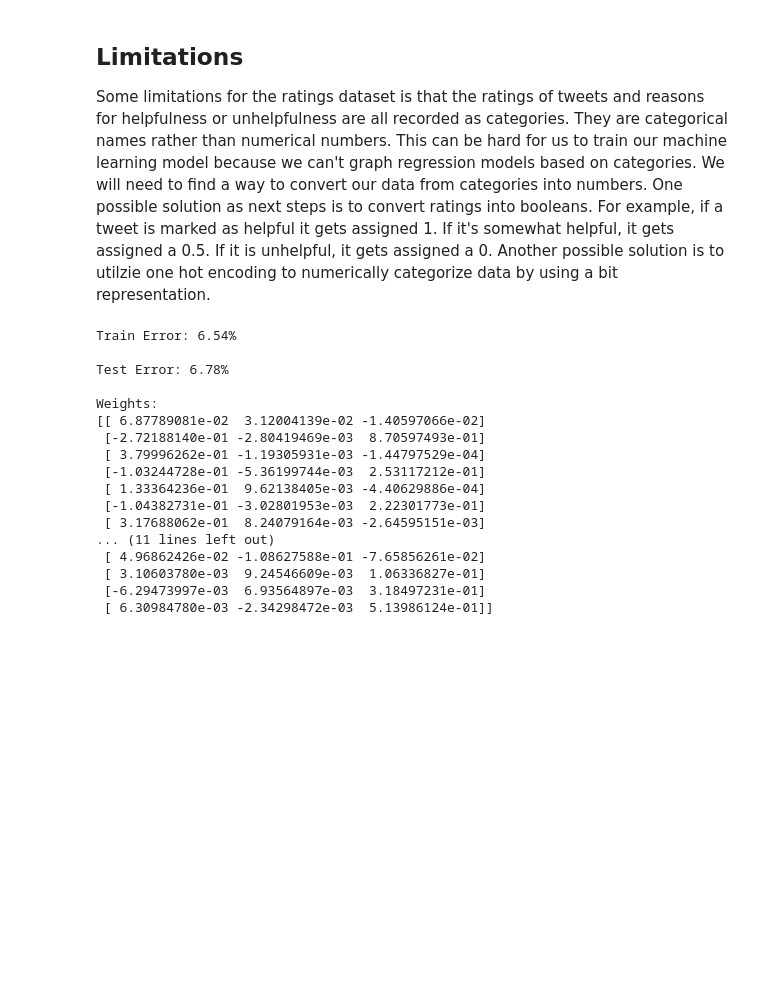
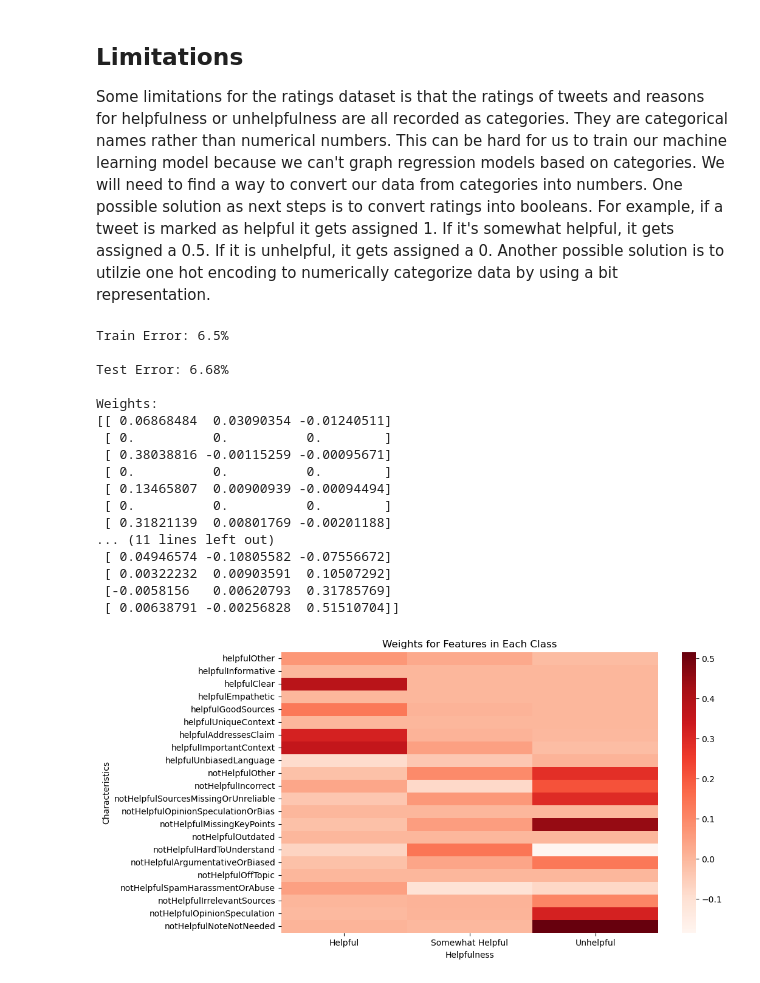
Before and after one commit to daphnehe/info498, a Jupyter notebook: ratings.ipynb, the cells around one changed output. Drawn from its saved outputs; the diff is of its cells as text; code cells hidden in the pictures; blank space fills up the shorter version.

```diff
--- a/ratings.ipynb
+++ b/ratings.ipynb
@@ -95,6 +98,7 @@ import numpy as np
 notes_df = pd.read_csv('data/notes.csv')
 ratings_df = pd.read_csv('data/ratings.csv')
 merged_df = pd.merge(notes_df, ratings_df, on='noteId', how='inner')
+merged_df = merged_df.dropna(subset=['helpfulnessLevel'])
 
 """ This function takes a dataframe and one hot encodes the helpfulness of a note into a binary format.
     Each helpfulness rating is converted into a vector of zeros, with exception of i^th element which is 1.
@@ -153,8 +157,8 @@ def predict(x: np.ndarray, w: np.ndarray) -> np.ndarray:
 # Extract training set and testing set
 train = merged_df.iloc[:10500, :]
 test = merged_df.iloc[10501:, :]
-extract_train = train.iloc[:, 31 : 53]
-extract_test = test.iloc[:, 31 : 53]
+extract_train = train.iloc[ : , 31 : 53]
+extract_test = test.iloc[ : , 31 : 53]
 
 # Convert training set and testing set into np arrays
 x_train = extract_train.values
@@ -182,43 +186,58 @@ for p in range(len(y_test)):
 
 # Find number of mismatch for train data
 count = 0
 for k in range(len(y_train_true)):
     if y_train_true[k] != y_train_pred[k]:
         count += 1
 
 number_train = (count / len(y_train_true)) * 100
 error_percent_train = round(number_train, 2)
 print('Train Error: ' + str(error_percent_train) + '%')
 
 # Find number of mismatch for test data
 count1 = 0
 for l in range(len(y_test_true)):
     if y_test_true[l] != y_test_pred[l]:
         count1 += 1
 
 number_test = (count1 / len(y_test_true)) * 100
 error_percent_test = round(number_test, 2)
 print()
 print('Test Error: ' + str(error_percent_test) + '%')
 
 print()
 print('Weights:')
 print(w_hat)
+
+classes = ['Helpful', 'Somewhat Helpful', 'Unhelpful']
+features = ['helpfulOther', 'helpfulInformative', 'helpfulClear', 'helpfulEmpathetic', 'helpfulGoodSources',
+            'helpfulUniqueContext', 'helpfulAddressesClaim', 'helpfulImportantContext', 'helpfulUnbiasedLanguage',
+            'notHelpfulOther', 'notHelpfulIncorrect', 'notHelpfulSourcesMissingOrUnreliable', 'notHelpfulOpinionSpeculationOrBias',
+            'notHelpfulMissingKeyPoints', 'notHelpfulOutdated', 'notHelpfulHardToUnderstand', 'notHelpfulArgumentativeOrBiased',
+            'notHelpfulOffTopic', 'notHelpfulSpamHarassmentOrAbuse', 'notHelpfulIrrelevantSources', 'notHelpfulOpinionSpeculation',
+            'notHelpfulNoteNotNeeded']
+plt.figure(figsize=(10, 6))
+sns.heatmap(w_hat, annot=False, cmap="Reds", xticklabels=classes, yticklabels=features)
+plt.xlabel('Helpfulness')
+plt.ylabel('Characteristics')
+plt.title('Weights for Features in Each Class')
+plt.show()
 # %% [output]
-Train Error: 6.54%
+Train Error: 6.5%
 
-Test Error: 6.78%
+Test Error: 6.68%
 
 Weights:
-[[ 6.87789081e-02  3.12004139e-02 -1.40597066e-02]
- [-2.72188140e-01 -2.80419469e-03  8.70597493e-01]
- [ 3.79996262e-01 -1.19305931e-03 -1.44797529e-04]
- [-1.03244728e-01 -5.36199744e-03  2.53117212e-01]
- [ 1.33364236e-01  9.62138405e-03 -4.40629886e-04]
- [-1.04382731e-01 -3.02801953e-03  2.22301773e-01]
- [ 3.17688062e-01  8.24079164e-03 -2.64595151e-03]
+[[ 0.06868484  0.03090354 -0.01240511]
+ [ 0.          0.          0.        ]
+ [ 0.38038816 -0.00115259 -0.00095671]
+ [ 0.          0.          0.        ]
+ [ 0.13465807  0.00900939 -0.00094494]
+ [ 0.          0.          0.        ]
+ [ 0.31821139  0.00801769 -0.00201188]
 ... (11 lines left out)
- [ 4.96862426e-02 -1.08627588e-01 -7.65856261e-02]
- [ 3.10603780e-03  9.24546609e-03  1.06336827e-01]
- [-6.29473997e-03  6.93564897e-03  3.18497231e-01]
- [ 6.30984780e-03 -2.34298472e-03  5.13986124e-01]]
+ [ 0.04946574 -0.10805582 -0.07556672]
+ [ 0.00322232  0.00903591  0.10507292]
+ [-0.0058156   0.00620793  0.31785769]
+ [ 0.00638791 -0.00256828  0.51510704]]
+[figure, added]
```
Also changed, not shown: parts of 3 cells of this notebook.
